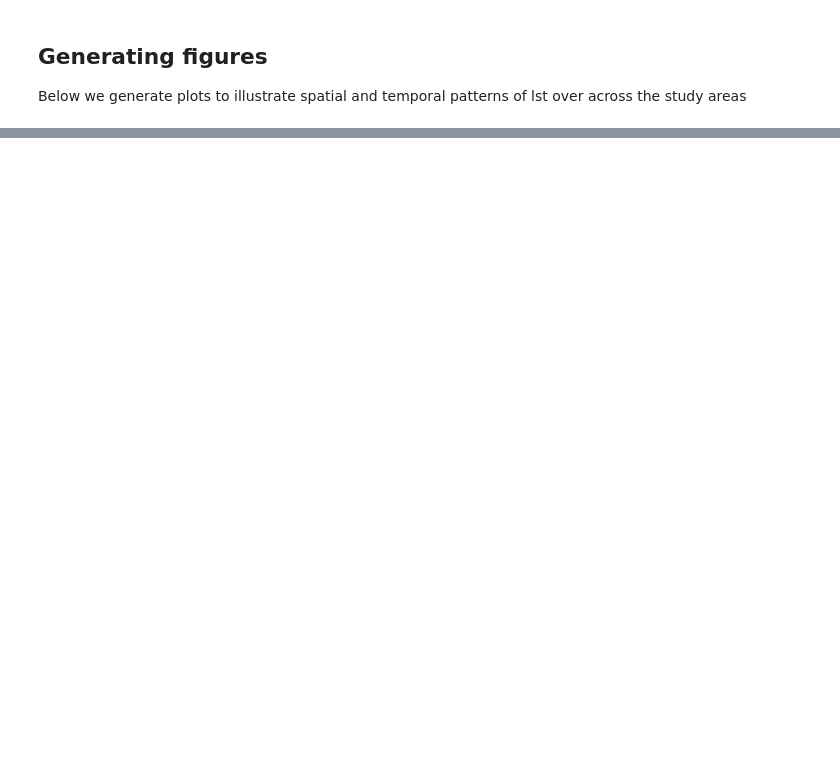
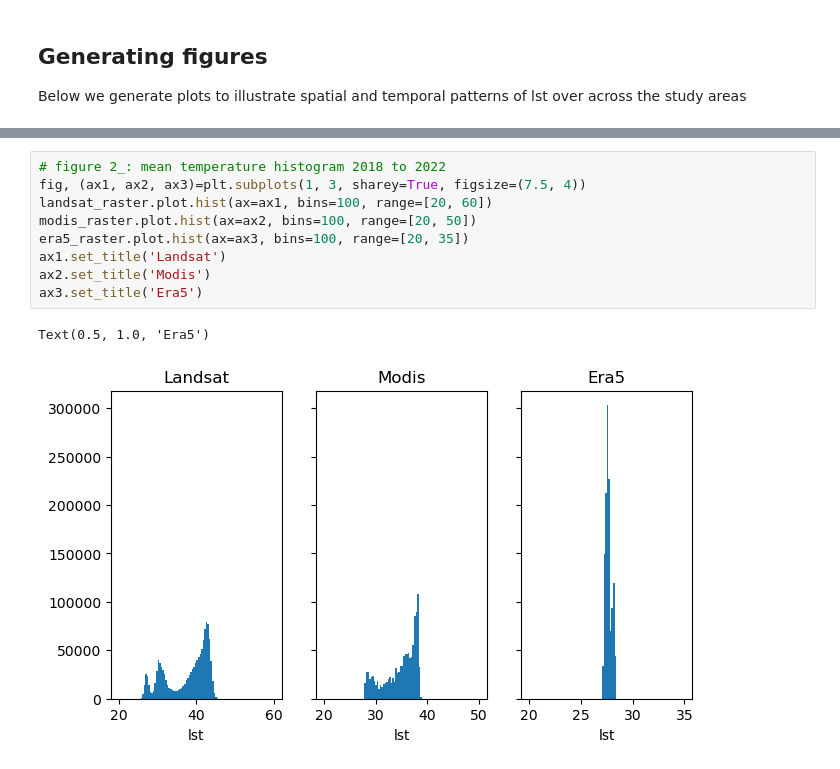
Before and after one commit to MSU-PALs/precisehealthgeo, a Jupyter notebook: Monthly Exposures by neighborhood.ipynb, the cells around one changed output, grey strips where cells are left out. Cells and saved outputs as stored; diff of their text form; blank space fills up the shorter version.

```diff
--- a/Monthly Exposures by neighborhood.ipynb
+++ b/Monthly Exposures by neighborhood.ipynb
@@ -307,0 +401,12 @@ Mounted at /content/drive
+# %%
+# figure 2_: mean temperature histogram 2018 to 2022
+fig, (ax1, ax2, ax3)=plt.subplots(1, 3, sharey=True, figsize=(7.5, 4))
+landsat_raster.plot.hist(ax=ax1, bins=100, range=[20, 60])
+modis_raster.plot.hist(ax=ax2, bins=100, range=[20, 50])
+era5_raster.plot.hist(ax=ax3, bins=100, range=[20, 35])
+ax1.set_title('Landsat')
+ax2.set_title('Modis')
+ax3.set_title('Era5')
+# %% [output]
+Text(0.5, 1.0, 'Era5')
+[figure, added]
```
Also changed, not shown: parts of 26 cells of this notebook, 1 other file.
